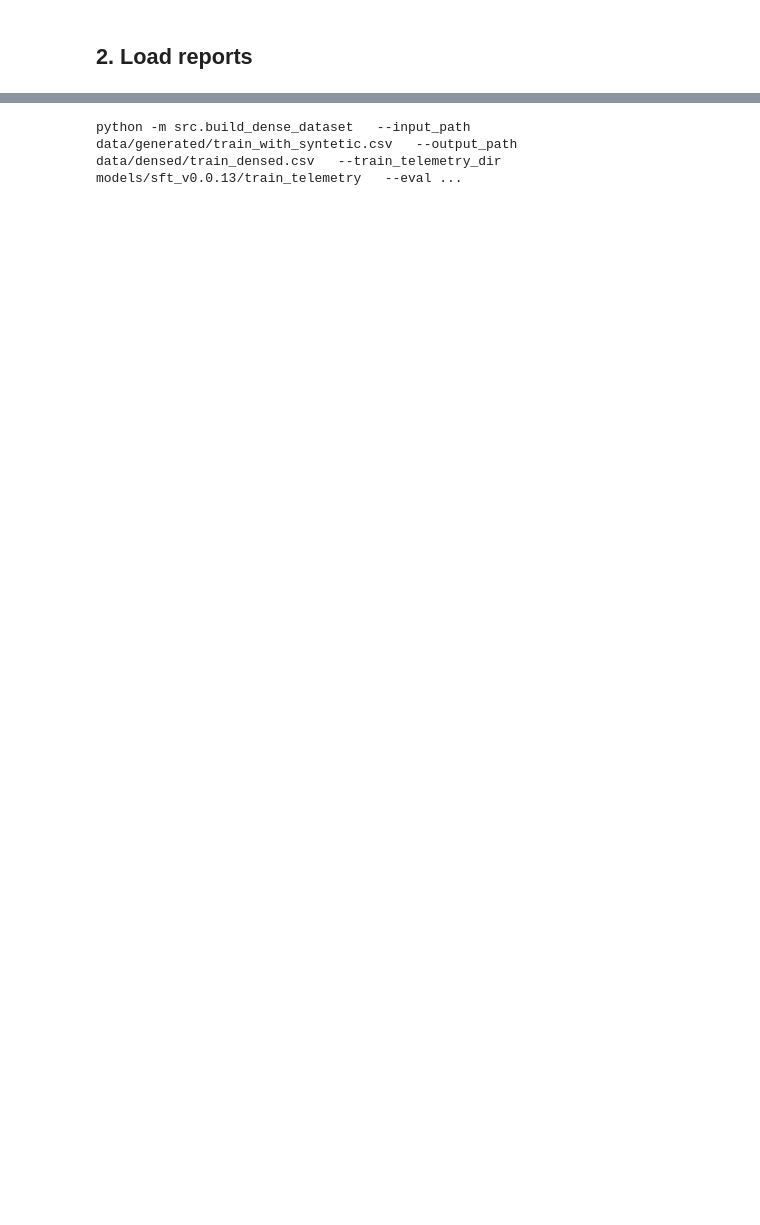
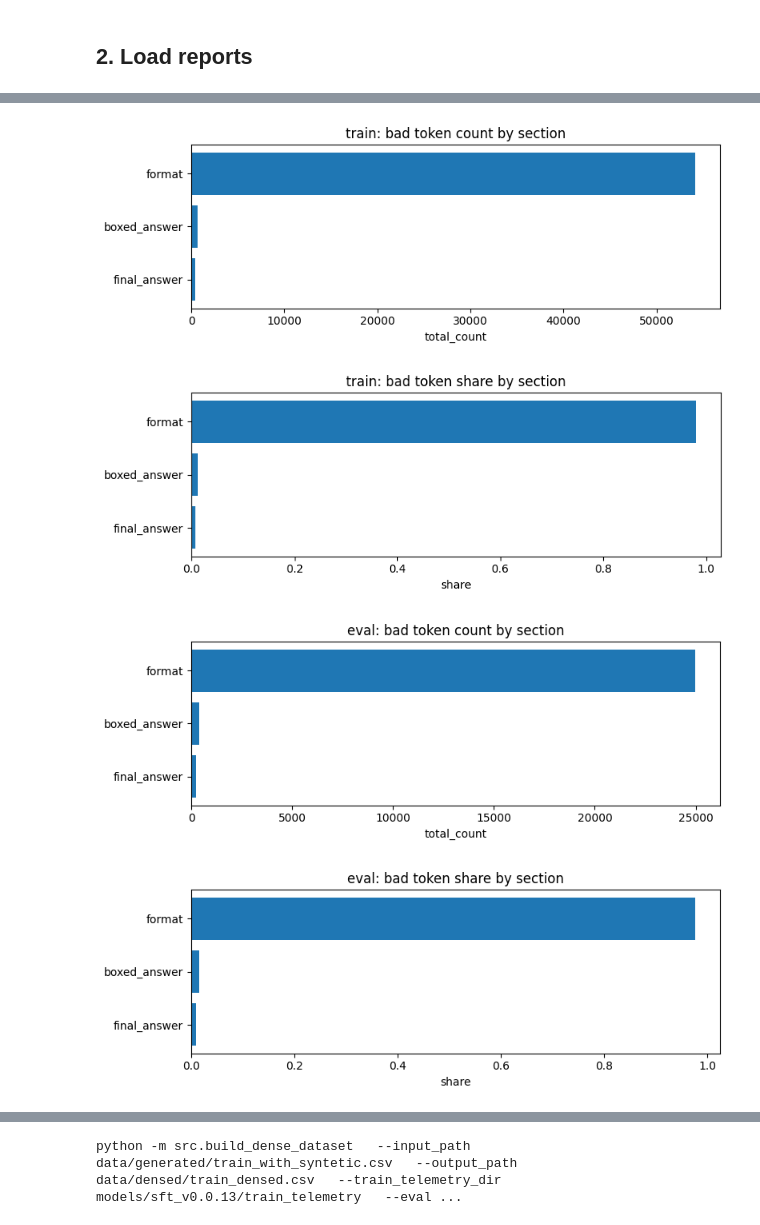
Before and after one commit to bezbahen0/nvidia-nemotron-model-reasoning-challenge, a Jupyter notebook: notebooks/sft_telemetry_decision_notebook.ipynb, the cells around one changed output, grey strips where cells are left out. Cells and saved outputs as stored; diff of their text form; code cells hidden in the pictures; blank space fills up the shorter version.

```diff
--- a/notebooks/sft_telemetry_decision_notebook.ipynb
+++ b/notebooks/sft_telemetry_decision_notebook.ipynb
@@ -236,18 +520,4 @@ if bad_eval.empty:
 else:
     print("Top eval bad tokens")
     display(bad_eval.head(80))
-
-for name, bad_df in [("train", bad_train), ("eval", bad_eval)]:
-    if bad_df.empty or "section" not in bad_df.columns:
-        continue
-
-    section_df = bad_df.groupby("section", dropna=False).agg(
-        rows=("token_text", "count"),
-        total_count=("count", "sum"),
-        mean_nll=("mean_nll", "mean"),
-        min_logprob=("min_logprob", "min"),
-    ).reset_index().sort_values("total_count", ascending=False)
-
-    print(name, "bad token sections")
-    display(section_df)
 # %% [output]
@@ -260,0 +589,26 @@ eval bad_tokens is empty.
+# %%
+for name, df in [("train", train_section_summary), ("eval", eval_section_summary)]:
+    if df.empty:
+        continue
+
+    plot_df = df.sort_values("total_count", ascending=True)
+
+    plt.figure(figsize=(8, max(3, len(plot_df) * 0.6)))
+    plt.barh(plot_df["section"], plot_df["total_count"])
+    plt.title(f"{name}: bad token count by section")
+    plt.xlabel("total_count")
+    plt.tight_layout()
+    plt.show()
+
+    if "count_share" in plot_df.columns:
+        plt.figure(figsize=(8, max(3, len(plot_df) * 0.6)))
+        plt.barh(plot_df["section"], plot_df["count_share"])
+        plt.title(f"{name}: bad token share by section")
+        plt.xlabel("share")
+        plt.tight_layout()
+        plt.show()
+# %% [output]
+[figure, added]
+[figure, added]
+[figure, added]
+[figure, added]
```
Also changed, not shown: parts of 56 cells of this notebook, 4 other files.
